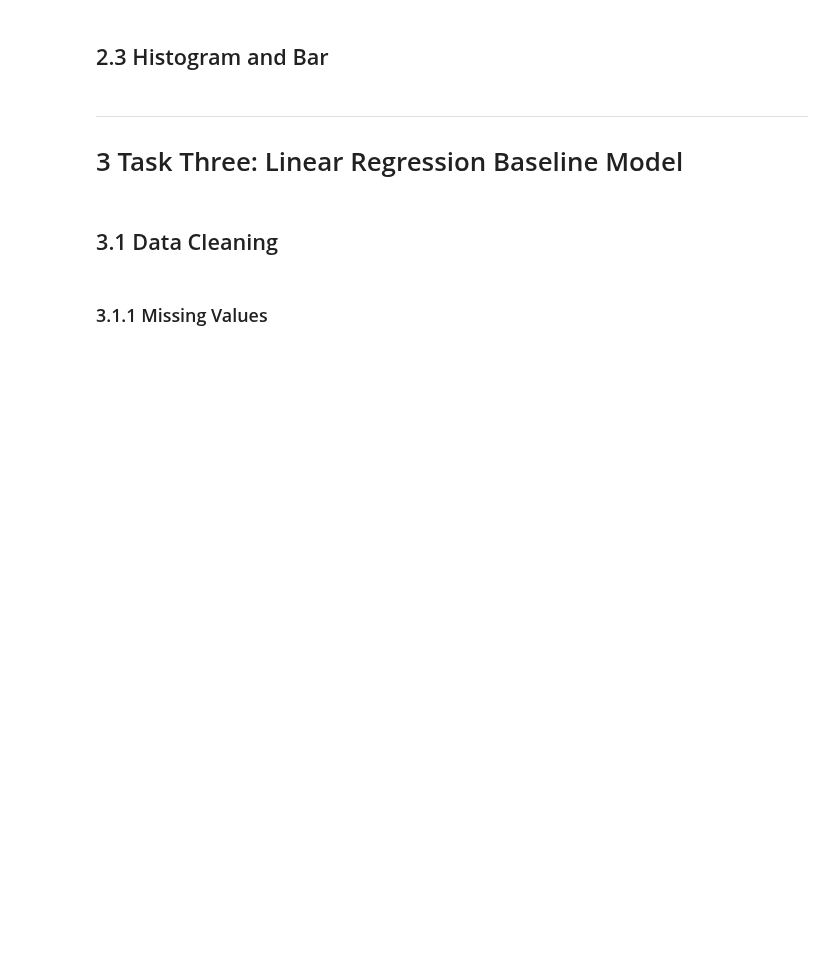
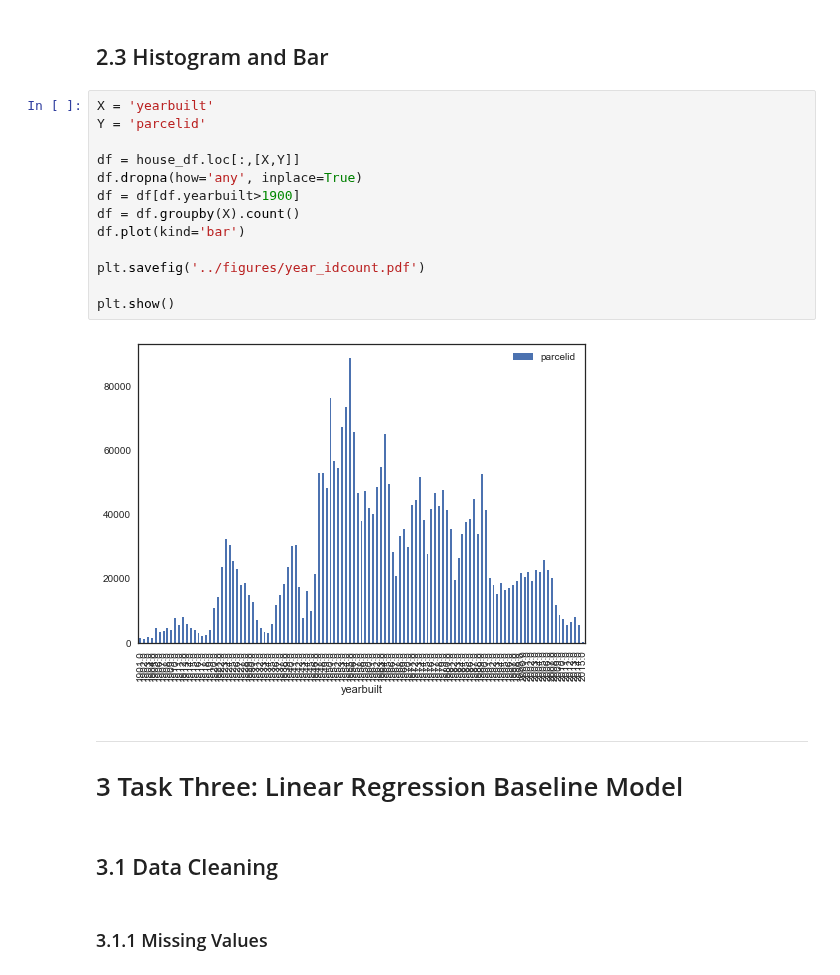
Before and after one commit to caitaozhan/CSE519-Homework-Project, a Jupyter notebook: src/homework_2.ipynb, the cells around one changed output. Saved outputs shown, nothing was run; the diff lists cells and outputs as text; blank space fills up the shorter version.

```diff
--- a/src/homework_2.ipynb
+++ b/src/homework_2.ipynb
@@ -125,5 +212,20 @@ Note that seven pairs of features have a "perfect" correlation of value 1.0. I l
 # %% [markdown]
 ## 2.3 Histogram and Bar
+# %%
+X = 'yearbuilt'
+Y = 'parcelid'
+
+df = house_df.loc[:,[X,Y]]
+df.dropna(how='any', inplace=True)
+df = df[df.yearbuilt>1900]
+df = df.groupby(X).count()
+df.plot(kind='bar')
+
+plt.savefig('../figures/year_idcount.pdf')
+
+plt.show()
+# %% [output]
+[figure, added]
 # %% [markdown]
 ---
 
```
Also changed, not shown: parts of 15 cells of this notebook, 3 other files.
